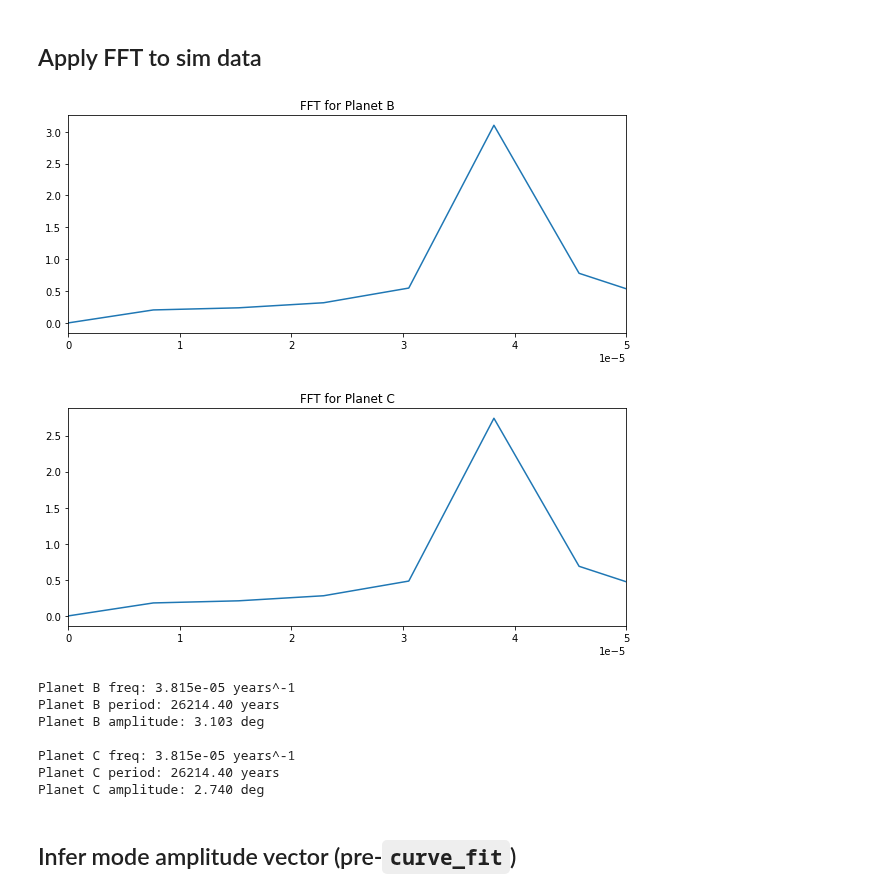
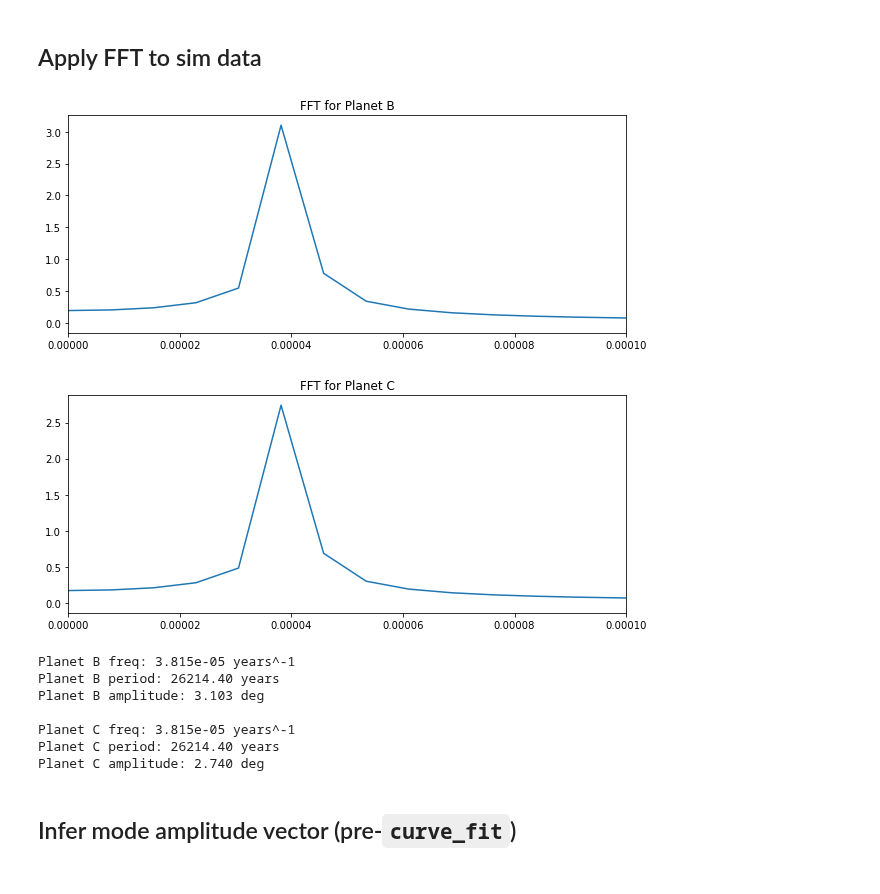
Before and after one commit to Jupiter1994/inc-dynamics, a Jupyter notebook: two_planet/two_planet.ipynb, the cells around one changed output. Drawn from its saved outputs; the diff is of its cells as text; code cells hidden in the pictures.

```diff
--- a/two_planet/two_planet.ipynb
+++ b/two_planet/two_planet.ipynb
@@ -213,10 +195,10 @@ with lzma.open(file_path, 'wb') as f:
 ## Load in sim data
 # %%
 # load in data, if necessary
-load_data = False
+load_data = True
 if load_data:
     tstep = int(1)
-    tmax = 2**20
+    tmax = 2**17
     num_steps = int(tmax)
     N = int(num_steps)
 
@@ -322,14 +307,14 @@ def FFT_freq_amp(incs, planet_name, quad_interp=False):
     '''
 
     # only look at the positive side of the FFT
-    yf = np.abs(fft.fft(incs - np.mean(incs))[:N//2])
+    yf = np.abs(fft.fft(incs)[:N//2])
     yf_scaled = 2 / num_steps * np.abs(yf)
     xf = fft.fftfreq(num_steps, tstep)[:N//2]
 
     # plot FFT result
     plt.figure(figsize=(10,4))
     plt.plot(xf, yf_scaled)
-    plt.xlim(0, 5e-5)
+    plt.xlim(0, 1e-4)
     plt.title('FFT for ' + planet_name)
     plt.show()
 
@@ -346,35 +331,35 @@ def FFT_freq_amp(incs, planet_name, quad_interp=False):
         # get mode freq and amplitude
         mode_f = - b / (2*a) # peak of the quadratic function
         mode_amp = quad_fn(coeffs, mode_f)
 
         # return period (years) and amplitude
         return mode_f, mode_amp
 
     # (result from no quadratic interpolation)
     # return freq (years) and amplitude (degrees)
     return xf[np.argmax(yf)], yf_scaled[np.argmax(yf)]
 
 b_series = b_complex_incs_deg.real
 c_series = c_complex_incs_deg.real
 
 use_interp = False
 b_freq, b_amp = FFT_freq_amp(b_series, 'Planet B', quad_interp=use_interp)
 b_period = 1/b_freq # years
 c_freq, c_amp = FFT_freq_amp(c_series, 'Planet C', quad_interp=use_interp)
 c_period = 1/c_freq # years
 
 if use_interp:
     print('WITH QUADRATIC INTERPOLATION:')
 print(f'Planet B freq: %0.3e years^-1' % b_freq)
 print(f'Planet B period: %0.2f years' % b_period)
 print(f'Planet B amplitude: %0.3f deg' % b_amp)
 print()
 print(f'Planet C freq: %0.3e years^-1' % c_freq)
 print(f'Planet C period: %0.2f years' % c_period)
 print(f'Planet C amplitude: %0.3f deg' % c_amp)
 # %% [output]
-[figure, old version]
+[figure, new version]
-[figure, old version]
+[figure, new version]
 Planet B freq: 3.815e-05 years^-1
 Planet B period: 26214.40 years
 Planet B amplitude: 3.103 deg
```
Also changed, not shown: parts of 10 cells of this notebook, 6 other files.
